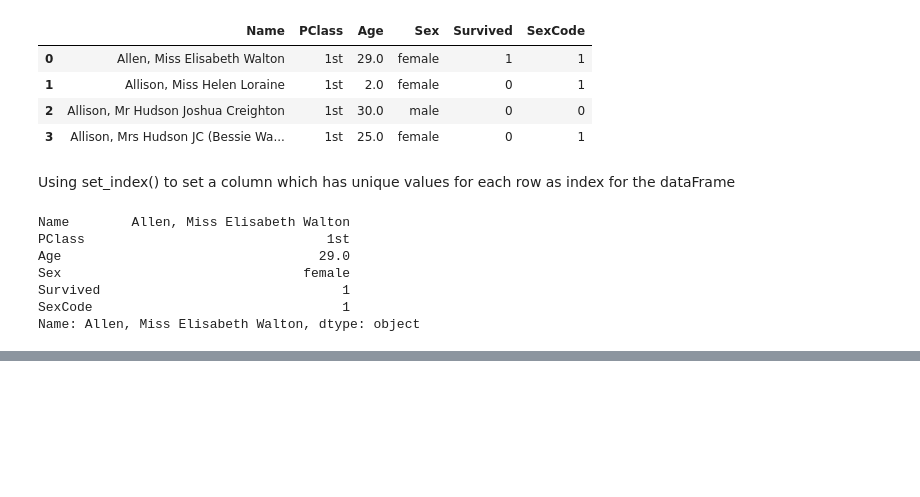
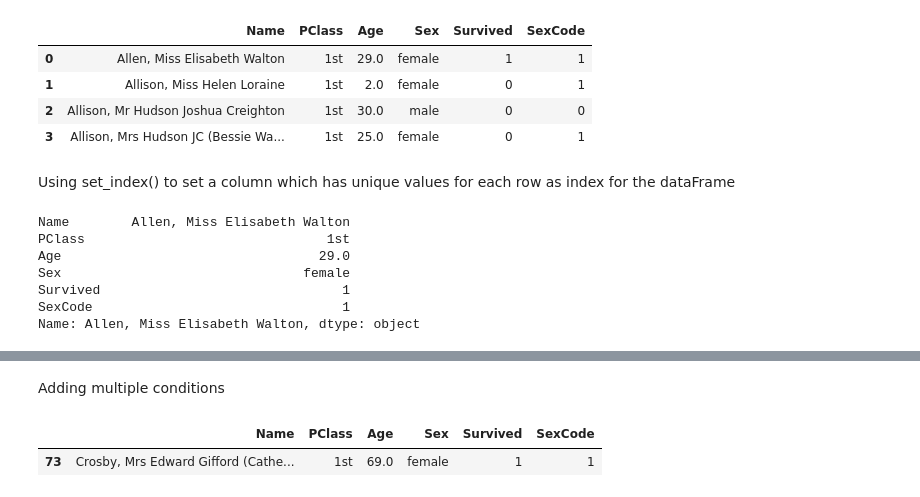
Before and after one commit to bipinthecoder/machine-learning-basics, a Jupyter notebook: ml_data_wrangling.ipynb, the cells around one changed output, grey strips where cells are left out. Cells and saved outputs as stored; diff of their text form; code cells hidden in the pictures; blank space fills up the shorter version.

```diff
--- a/ml_data_wrangling.ipynb
+++ b/ml_data_wrangling.ipynb
@@ -162,0 +183,8 @@ iloc - is used when index of DataFrame is an integer
+# %% [markdown]
+Adding multiple conditions
+# %%
+#Selecting all females with age > 65
+dataframe[(dataframe['Sex'] == 'female') & (dataframe['Age'] > 65)]
+# %% [output]
+|  | Name | PClass | Age | Sex | Survived | SexCode |
+| 73 | Crosby, Mrs Edward Gifford (Cathe... | 1st | 69.0 | female | 1 | 1 |
```
Also changed, not shown: parts of 2 cells of this notebook.
